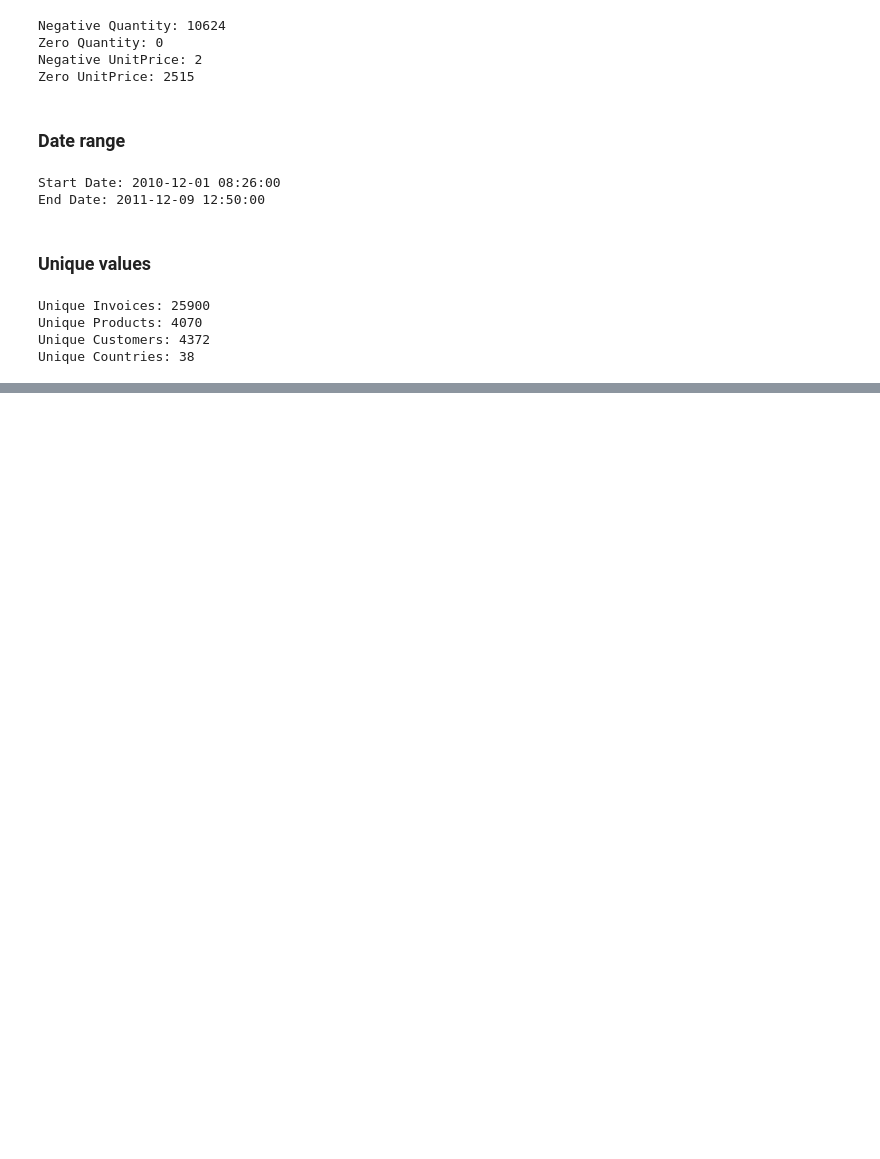
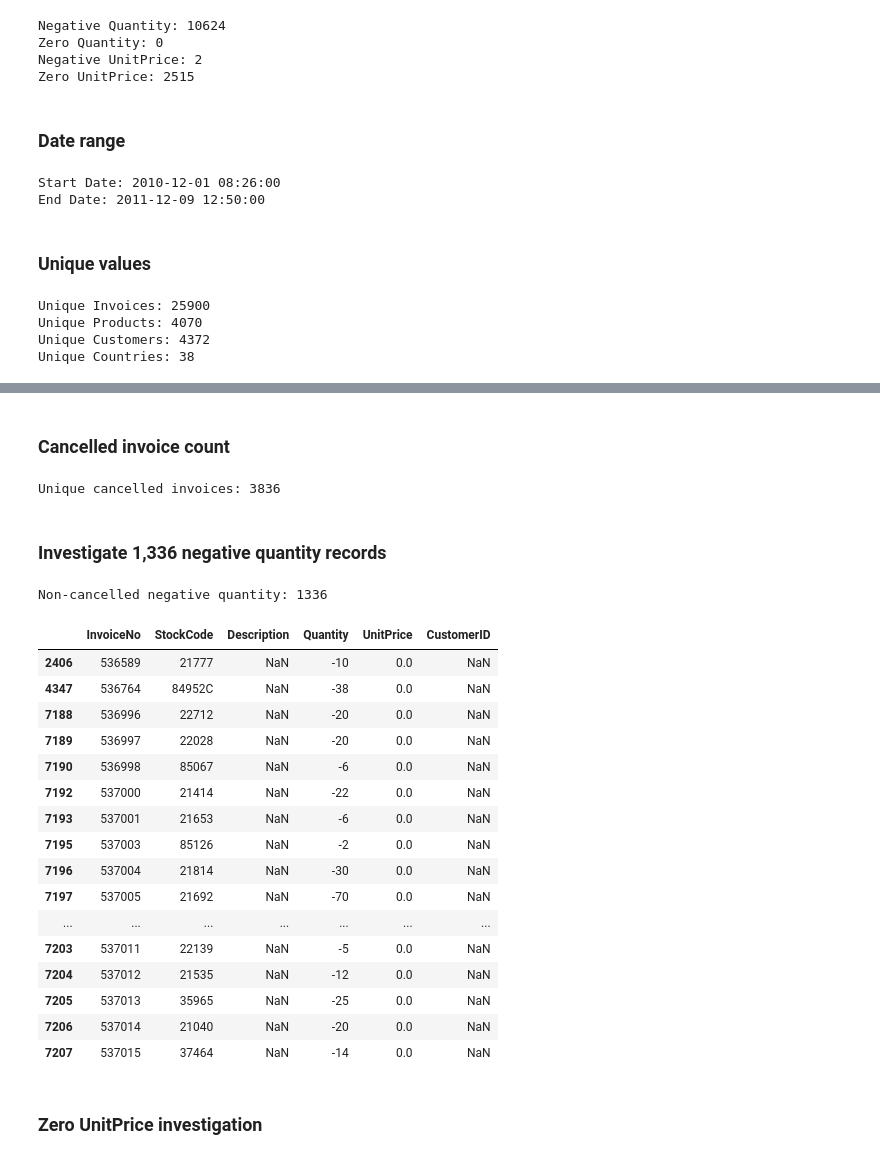
Before and after one commit to masudrr72/Python-Data-Analysis-projects, a Jupyter notebook: notebooks/ecommerce_sales_analysis.ipynb, the cells around one changed output, grey strips where cells are left out. Cells and saved outputs as stored; diff of their text form; code cells hidden in the pictures; blank space fills up the shorter version.

Commit message:
Data inspection and investigation done

```diff
--- a/notebooks/ecommerce_sales_analysis.ipynb
+++ b/notebooks/ecommerce_sales_analysis.ipynb
@@ -152,0 +256,47 @@ Unique Countries: 38
+# %% [markdown]
+### Cancelled invoice count
+# %%
+print(
+    "Unique cancelled invoices:",
+    df.loc[cancelled_mask, "InvoiceNo"].nunique()
+)
+# %% [output]
+Unique cancelled invoices: 3836
+# %% [markdown]
+### Investigate 1,336 negative quantity records
+# %%
+non_cancelled_returns = df[
+    (df["Quantity"] < 0) &
+    (~df["InvoiceNo"].astype(str).str.startswith("C"))
+]
+
+print("Non-cancelled negative quantity:",
+      len(non_cancelled_returns))
+
+display(
+    non_cancelled_returns[
+        ["InvoiceNo", "StockCode", "Description",
+         "Quantity", "UnitPrice", "CustomerID"]
+    ].head(20)
+)
+# %% [output]
+Non-cancelled negative quantity: 1336
+|  | InvoiceNo | StockCode | Description | Quantity | UnitPrice | CustomerID |
+| 2406 | 536589 | 21777 | NaN | -10 | 0.0 | NaN |
+| 4347 | 536764 | 84952C | NaN | -38 | 0.0 | NaN |
+| 7188 | 536996 | 22712 | NaN | -20 | 0.0 | NaN |
+| 7189 | 536997 | 22028 | NaN | -20 | 0.0 | NaN |
+| 7190 | 536998 | 85067 | NaN | -6 | 0.0 | NaN |
+| 7192 | 537000 | 21414 | NaN | -22 | 0.0 | NaN |
+| 7193 | 537001 | 21653 | NaN | -6 | 0.0 | NaN |
+| 7195 | 537003 | 85126 | NaN | -2 | 0.0 | NaN |
+| 7196 | 537004 | 21814 | NaN | -30 | 0.0 | NaN |
+| 7197 | 537005 | 21692 | NaN | -70 | 0.0 | NaN |
+| ... | ... | ... | ... | ... | ... | ... |
+| 7203 | 537011 | 22139 | NaN | -5 | 0.0 | NaN |
+| 7204 | 537012 | 21535 | NaN | -12 | 0.0 | NaN |
+| 7205 | 537013 | 35965 | NaN | -25 | 0.0 | NaN |
+| 7206 | 537014 | 21040 | NaN | -20 | 0.0 | NaN |
+| 7207 | 537015 | 37464 | NaN | -14 | 0.0 | NaN |
+# %% [markdown]
+### Zero UnitPrice investigation
```
Also changed, not shown: parts of 13 cells of this notebook.
